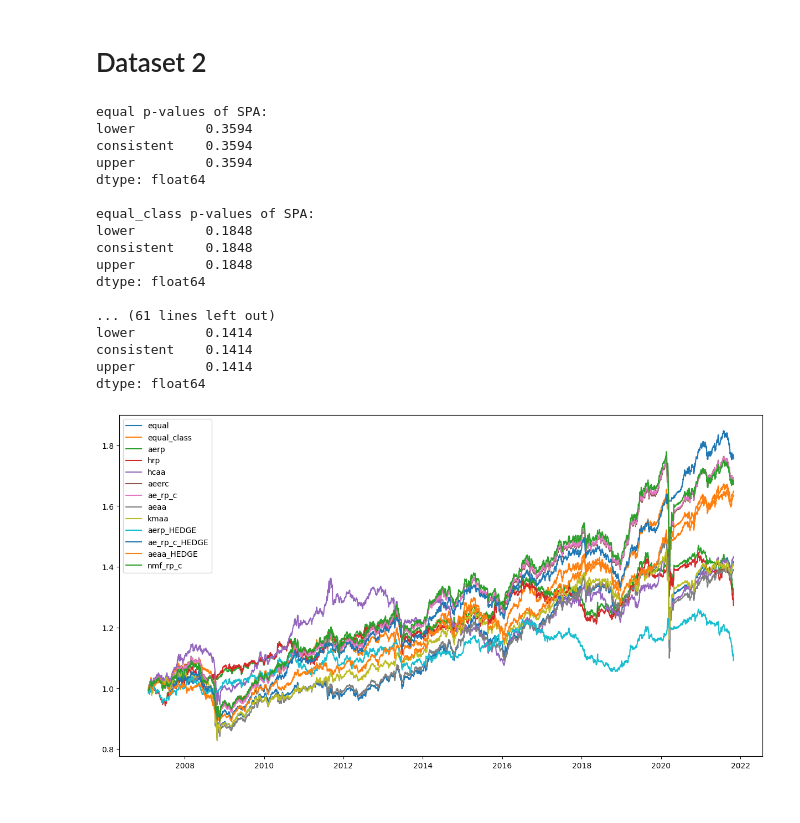
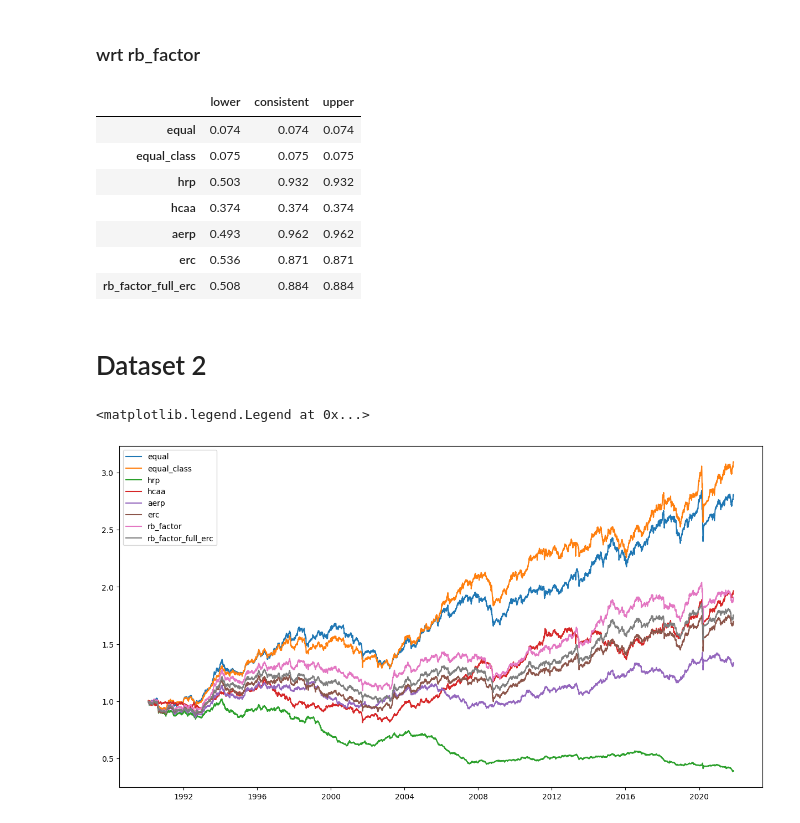
Before and after one commit to QuantLet/EmbeddingPortfolio, a Jupyter notebook: SPA Test.ipynb, the cells around one changed output. Cells and saved outputs as stored; diff of their text form; code cells hidden in the pictures.

```diff
--- a/SPA Test.ipynb
+++ b/SPA Test.ipynb
@@ -77,50 +58,35 @@ aeerc
+# %% [markdown]
+### wrt rb_factor
+# %%
+test_res = []
+for c in returns.columns:
+    spa = SPA(-returns["rb_factor"], -returns[c], block_size=60, bootstrap="stationary", seed=1234)
+    spa.compute()
+    test_res.append(spa.pvalues)
+
+test_res = pd.DataFrame(test_res, index = returns.columns).drop("rb_factor")
+test_res
+# %% [output]
+|  | lower | consistent | upper |
+| equal | 0.074 | 0.074 | 0.074 |
+| equal_class | 0.075 | 0.075 | 0.075 |
+| hrp | 0.503 | 0.932 | 0.932 |
+| hcaa | 0.374 | 0.374 | 0.374 |
+| aerp | 0.493 | 0.962 | 0.962 |
+| erc | 0.536 | 0.871 | 0.871 |
+| rb_factor_full_erc | 0.508 | 0.884 | 0.884 |
 # %% [markdown]
 # Dataset 2
 # %%
-perf_dir = "performance/test_final_models/ae/dataset2_20220323_152418"
-ae_returns = pd.read_csv(f"{perf_dir}/portfolios_returns.csv", index_col=0, parse_dates=True)
-
-h_returns = pd.read_csv(f"{perf_dir}/portfolios_returns_hedged_0.csv", index_col=0, parse_dates=True)
-h_returns.columns = [c + "_HEDGE" for c in h_returns.columns]
-returns = pd.concat([ae_returns, h_returns], axis=1)
-
-perf_dir = "performance/test_final_models/nmf/dataset2_20220322_151938"
-nmf_returns = pd.read_csv(f"{perf_dir}/portfolios_returns.csv", index_col=0, parse_dates=True)
-nmf_returns = nmf_returns[["ae_rp_c"]]
-nmf_returns.columns = ["nmf_rp_c"]
-returns = pd.concat([returns, nmf_returns], axis=1)
-
+perf_dir = "./performance/test_final_models/nmf/dataset2_20230408_144100"
+returns = pd.read_csv(f"{perf_dir}/portfolios_returns.csv", index_col=0, parse_dates=True)
 
 plt.figure(figsize=(15,8))
 plt.plot(np.cumprod(returns + 1))
 plt.legend(returns.columns)
-
-for c in returns.columns:
-    spa = SPA(-np.log(returns["hrp"]+1), -np.log(returns[c]+1), block_size=60, reps=5000,
-              bootstrap="stationary", studentize=True)
-    spa.compute()
-    print(f"{c} p-values of SPA:")
-    print(spa.pvalues)
-    print()
 # %% [output]
-equal p-values of SPA:
-lower         0.3594
-consistent    0.3594
-upper         0.3594
-dtype: float64
-
-equal_class p-values of SPA:
-lower         0.1848
-consistent    0.1848
-upper         0.1848
-dtype: float64
-
-... (61 lines left out)
-lower         0.1414
-consistent    0.1414
-upper         0.1414
-dtype: float64
+<matplotlib.legend.Legend at 0x...>
-[figure, old version]
+[figure, new version]
 # %%
 test_res = []
 for c in returns.columns:
```
Also changed, not shown: parts of 12 cells of this notebook, 3 other files.
